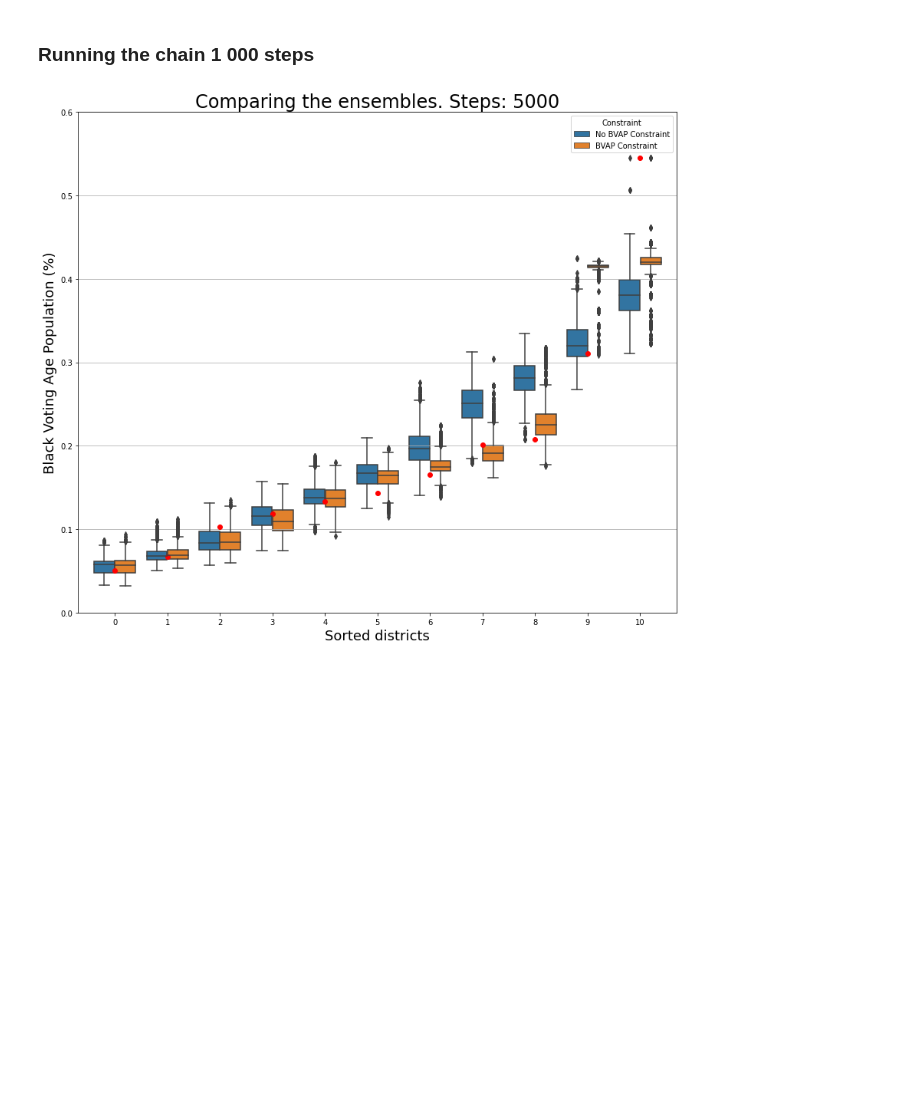
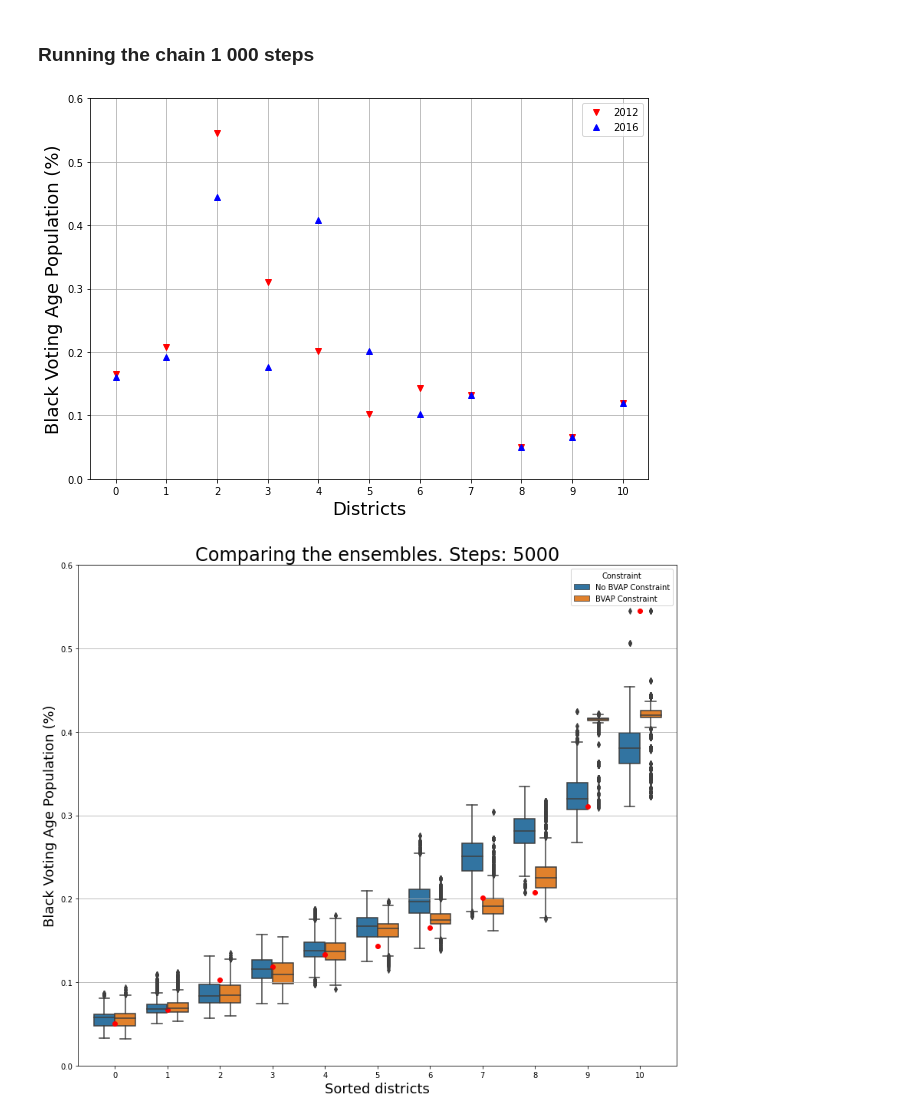
Before and after one commit to RahulReady/Redistricting-Project, a Jupyter notebook: BVAP.ipynb, the cells around one changed output. Saved outputs shown, nothing was run; the diff lists cells and outputs as text; code cells hidden in the pictures; blank space fills up the shorter version.

```diff
--- a/BVAP.ipynb
+++ b/BVAP.ipynb
@@ -92,6 +92,12 @@ my_updaters.update(election_updaters)
 initial_partition = GeographicPartition(graph,
                               assignment="CD_12",
                               updaters=my_updaters)
+
+# Instantiate the initial state of our Markov chain,
+# using 2016 enacted congressional district ID.
+initial_partition16 = GeographicPartition(graph,
+                              assignment="CD_16",
+                              updaters=my_updaters)
 # %% [markdown]
 ## Step 3: Setting up the Markov chain
 # %% [markdown]
@@ -162,7 +185,7 @@ def minBVAP(partition, pop_key="BVAP_population", best=2, min_fraction_BVAP=0.4)
 # %% [markdown]
 ### Configuring the Markov chain
 # %%
-steps = 5_000
+steps = 5
 
 chain = MarkovChain(
     proposal=proposal,
@@ -174,9 +197,9 @@ chain = MarkovChain(
 
 chain_BVAP = MarkovChain(
     proposal=proposal,
-    constraints=[pop_constraint, compactness_bound, minBVAP],
+    constraints=[pop_constraint, compactness_bound],#, minBVAP],
     accept=accept.always_accept,
-    initial_state=initial_partition,
+    initial_state=initial_partition16,
     total_steps=steps
 )
 
@@ -225,14 +226,39 @@ def cut_edge_accept(partition):
 # This will take about 10 minutes.
 
 black_vpop_normal = pd.DataFrame(
-    sorted(partition["VPOP"].percents("Black"))
+    partition["VPOP"].percents("Black")
     for partition in chain
 )
 
 black_vpop_constraint = pd.DataFrame(
-    sorted(partition["VPOP"].percents("Black"))
+    partition["VPOP"].percents("Black")
     for partition in chain_BVAP
 )
+# %%
+fig, ax = plt.subplots(figsize=(10, 7))
+
+# Draw 50% line
+ax.grid()
+#ax.axhline(0.5, color="#cccccc")
+
+# Draw boxplot
+#black_vpop_constraint.boxplot(ax=ax, positions=range(len(black_vpop_constraint.columns)))
+
+# Draw initial plan's Democratic vote %s (.iloc[0] gives the first row)
+#pd.datafr
+plt.plot(black_vpop_normal.iloc[0], "rv", label="2012")
+plt.plot(black_vpop_constraint.iloc[0], "b^", label="2016")
+
+# Annotate
+ax.set_ylabel("Black Voting Age Population (%)", fontsize=18)
+ax.set_xlabel("Districts", fontsize=18)
+ax.set_ylim(0, 0.6)
+ax.set_yticks(np.arange(0, 0.7, 0.1))
+ax.set_xticks(np.arange(0, 11, 1))
+plt.legend()
+plt.show()
+# %% [output]
+[figure, added]
 # %%
 cdf = pd.concat([black_vpop_normal.assign(Constraint="No BVAP Constraint"), black_vpop_constraint.assign(Constraint="BVAP Constraint")]) # CONCATENATE
 mdf = pd.melt(cdf, id_vars=['Constraint'], var_name=['Number']) # MELT
```
Also changed, not shown: parts of 6 cells of this notebook, 2 other files.
